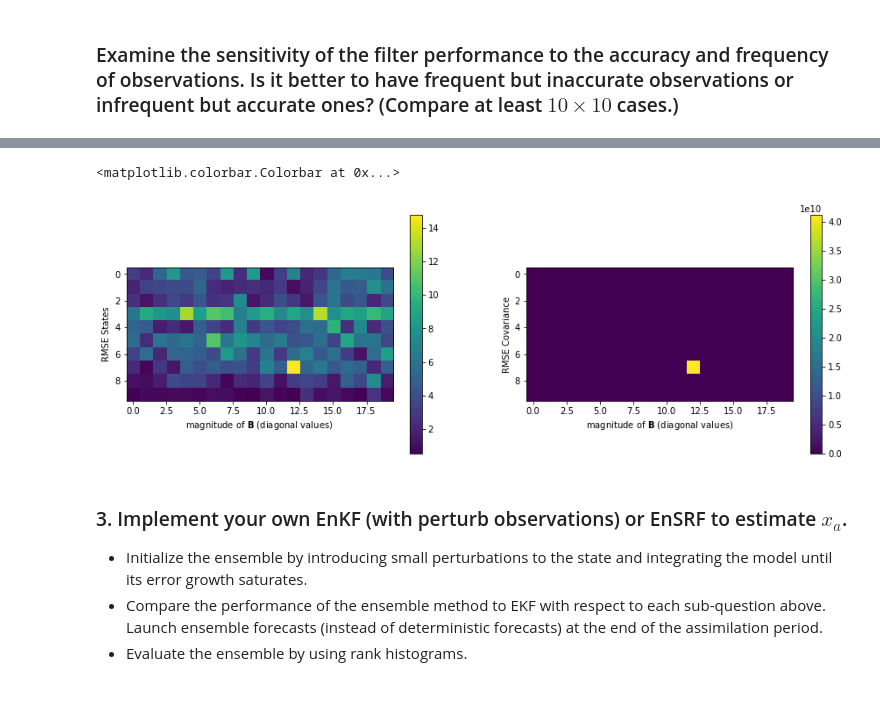
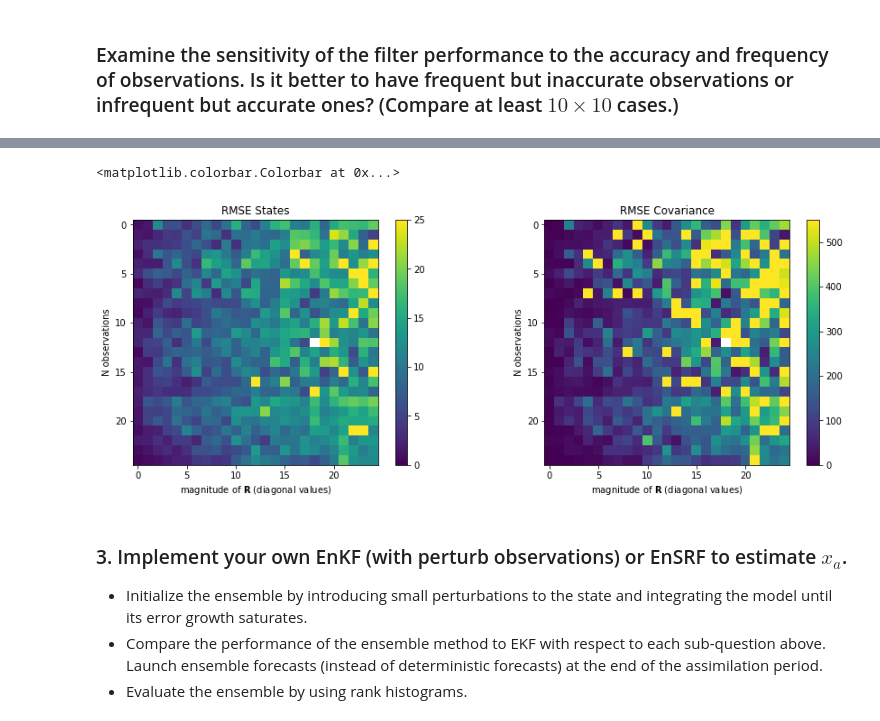
Before and after one commit to Markleonard1019/ASEN, a Jupyter notebook: midterm_Q2_mark_heat_maps_added.ipynb, the cells around one changed output, grey strips where cells are left out. Cells and saved outputs as stored; diff of their text form; code cells hidden in the pictures; blank space fills up the shorter version.

```diff
--- a/midterm_Q2_mark_heat_maps_added.ipynb
+++ b/midterm_Q2_mark_heat_maps_added.ipynb
@@ -426,7 +399,7 @@ def sensitivity(B_var,R_var,dyn2meas):
     t_obs = np.arange(t0,tf_assim,h_obs)     # time stamps for observations
     N_sys = len(t_sys)               # Number of system timesteps
     N_obs = len(t_obs)               # Number of observations
-    print (f'N-obs={N_obs} N-state={N_sys}')
+    #print (f'N-obs={N_obs} N-state={N_sys}')
 
     ## Initial conditions
     y = np.zeros([MO, N_obs])  # Measurements of x1 (with measurement noise)
@@ -442,7 +415,7 @@ def sensitivity(B_var,R_var,dyn2meas):
     # =================== Generate Measurements ===================
     for i in range(N_obs):
         curr_state = x_true[:,i*dyn2meas][:,np.newaxis]
-        y[:,i] = np.squeeze(curr_state + Msqrt_cov @ (np.random.randn(3,1)))
+        y[:,i] = np.squeeze(curr_state + R @ (np.random.randn(3,1)))
 
     ## Store histories
     xf_EKF = np.array(np.zeros([3, N_sys]))
@@ -516,7 +489,7 @@ def sensitivity(B_var,R_var,dyn2meas):
 
                 ## Forecast to next timestep
                 xf = advance_time(curr_state.copy(), coeffs, h_sys)  # Forecast to next time step
-                Pf = advance_cov(curr_P.copy(), M, Q, h_sys)
+                Pf = advance_cov(curr_P.copy(), M, Q*5, h_sys)
                 xf_EKF[:,i*dyn2meas+j], Pf_EKF[:,:,i*dyn2meas+j] = xf.copy(), Pf.copy()
 
     obs_times = np.arange(0,N_sys,dyn2meas)
@@ -552,8 +525,2 @@ plt.show()
 # %% [markdown]
 ### Examine the sensitivity of the filter performance to the accuracy and frequency of observations. Is it better to have frequent but inaccurate observations or infrequent but accurate ones? (Compare at least $10\times 10$ cases.)
-# %%
-RMSE_mat,P_RMSE_mat = np.zeros((15,15)), np.zeros((15,15))
-
-for i,forecast_steps in enumerate(np.arange(100,0,-10)):
-    for j in range(10):
-        RMSE_mat[i,j] , P_RMSE_mat[i,j] = sensitivity(B_var=i,R_var=j+1,dyn2meas=forecast_steps)
@@ -578,12 +527,25 @@ N-obs=30 N-state=300
 # %%
+# change forecast_steps to actually change observations.
+# right now this shows decrease in forecasting steps. (so obs are 1,1,1,2,2,2,3,3,4,4).
+# change!
+
+RMSE_mat,P_RMSE_mat = np.zeros((25,25)), np.zeros((25,25))
+
+for i,forecast_steps in enumerate(np.arange(250,0,-10)):
+    for rvar in range(25):
+        RMSE_mat[i,rvar] , P_RMSE_mat[i,rvar] = sensitivity(B_var=1.,R_var=rvar+1.,dyn2meas=forecast_steps)
+
 plt.figure(figsize=[15,5])
-plt.subplot(121);plt.imshow(RMSE_mat);plt.xlabel('magnitude of $\mathbf{B}$ (diagonal values)');plt.ylabel('RMSE States')
+plt.subplot(121);plt.imshow(RMSE_mat,vmin=0, vmax=25)
+plt.ylabel('N observations');plt.xlabel('magnitude of $\mathbf{R}$ (diagonal values)');plt.title('RMSE States')
 plt.colorbar()
-plt.subplot(122);plt.imshow(P_RMSE_mat);plt.xlabel('magnitude of $\mathbf{B}$ (diagonal values)');plt.ylabel('RMSE Covariance')
+
+plt.subplot(122);plt.imshow(P_RMSE_mat,vmin=0, vmax=550)
+plt.ylabel('N observations');plt.xlabel('magnitude of $\mathbf{R}$ (diagonal values)');plt.title('RMSE Covariance')
 plt.colorbar()
 # %% [output]
 <matplotlib.colorbar.Colorbar at 0x...>
-[figure, old version]
+[figure, new version]
 # %% [markdown]
 ### 3. Implement your own EnKF (with perturb observations) or EnSRF to estimate $x_a$.
  - Initialize the ensemble by introducing small perturbations to the state and integrating the model until its error growth saturates.
```
Also changed, not shown: parts of 7 cells of this notebook.
